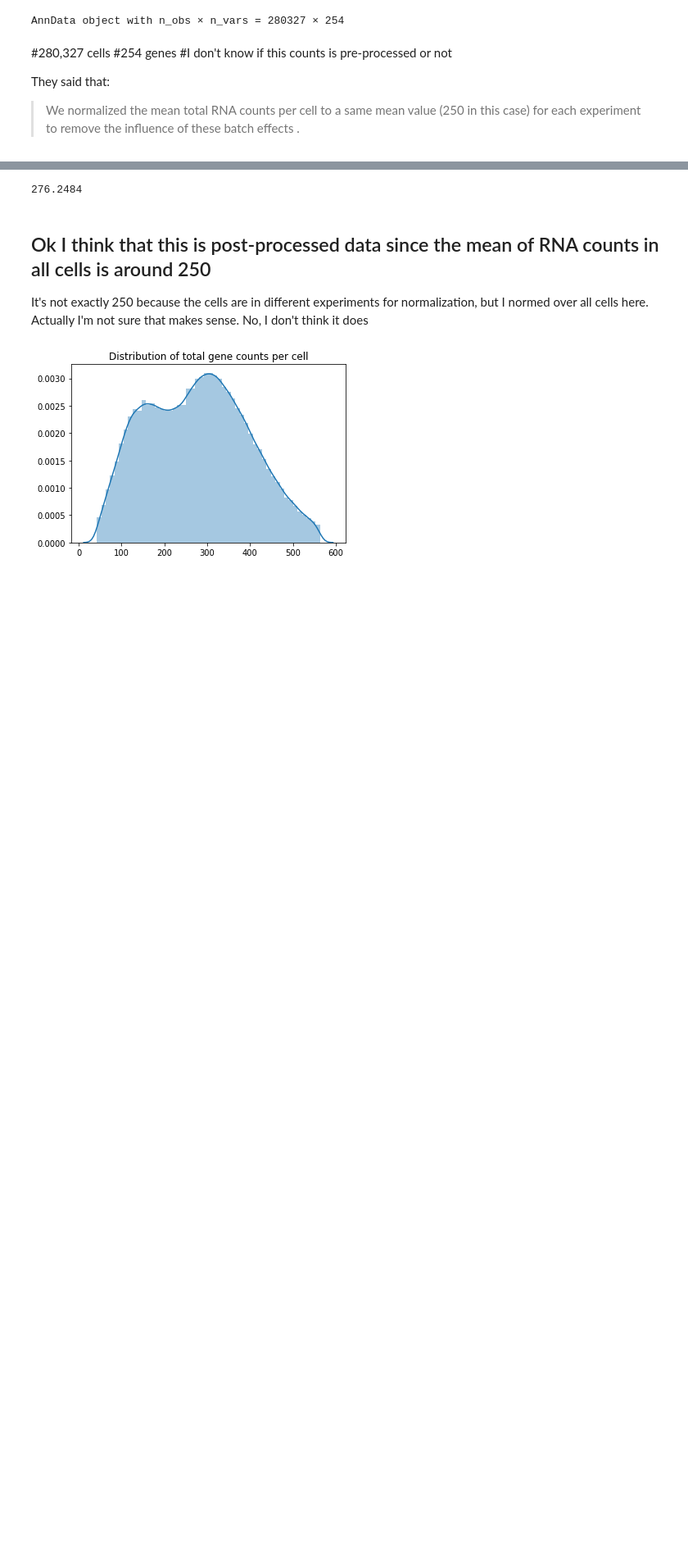
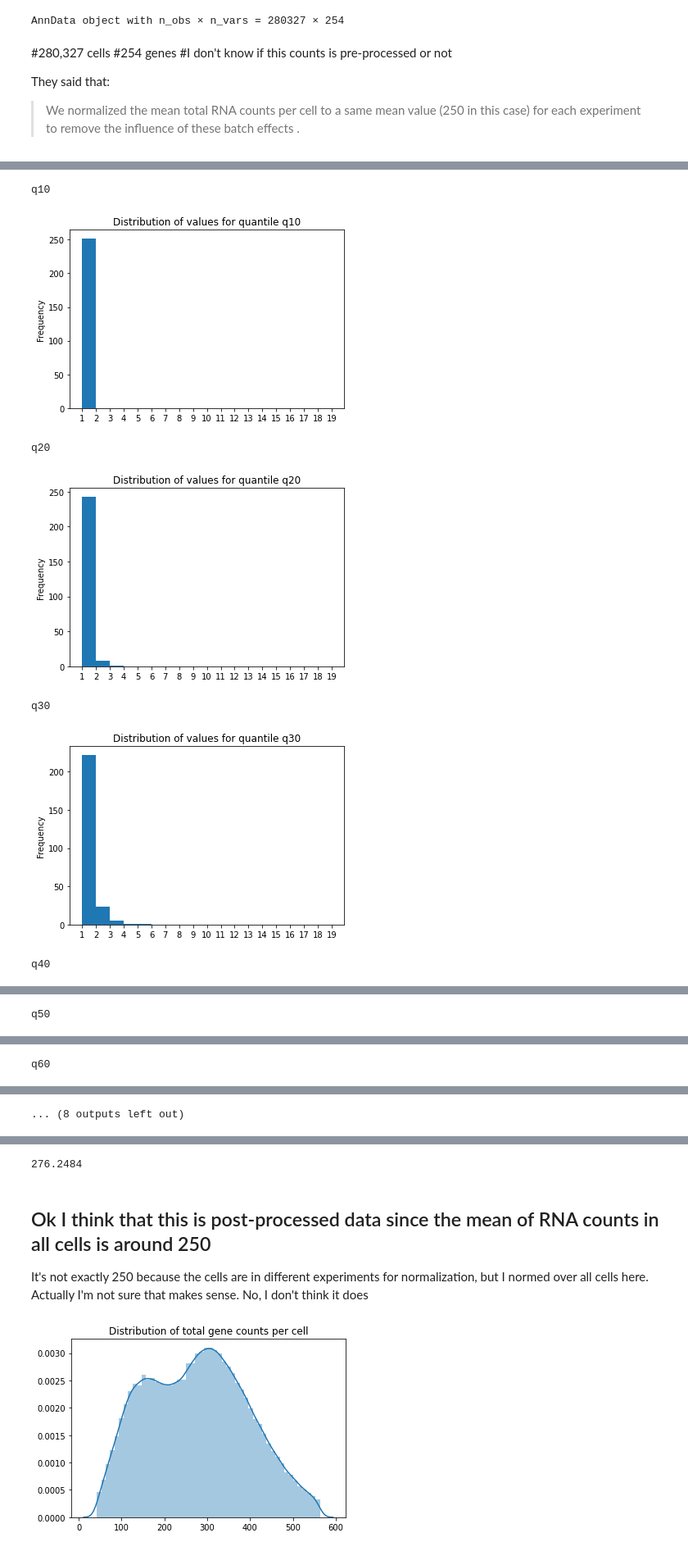
Before and after one commit to r-bierman/isoform_localizations, a Jupyter notebook: notebooks/20210105_scanpy.ipynb, the cells around one changed output, grey strips where cells are left out. Shown at 82% size. Cells and saved outputs as stored; diff of their text form; code cells hidden in the pictures; blank space fills up the shorter version.

```diff
--- a/notebooks/20210105_scanpy.ipynb
+++ b/notebooks/20210105_scanpy.ipynb
@@ -67,0 +291,19 @@ They said that:
+# %%
+q_tab = pd.read_csv('/oak/stanford/groups/horence/rob/isoform_localizations/processed_data/gene_per_cell_quantiles.csv')
+q_tab = q_tab.set_index('target_molecule_name')
+for c in q_tab.columns:
+    print(c)
+    bins=np.arange(1,20)
+    q_tab[c].plot.hist(bins=bins)
+    plt.title('Distribution of values for quantile {}'.format(c))
+    plt.xticks(bins)
+    plt.show()
+    plt.close()
+# %% [output]
+q10
+[figure, added]
+q20
+[figure, added]
+q30
+[figure, added]
+q40
@@ -67,0 +311 @@ They said that:
+q50
@@ -67,0 +313 @@ They said that:
+q60
@@ -67,0 +315 @@ They said that:
+... (8 outputs left out)
```
Also changed, not shown: parts of 28 cells of this notebook, 5 other files.
